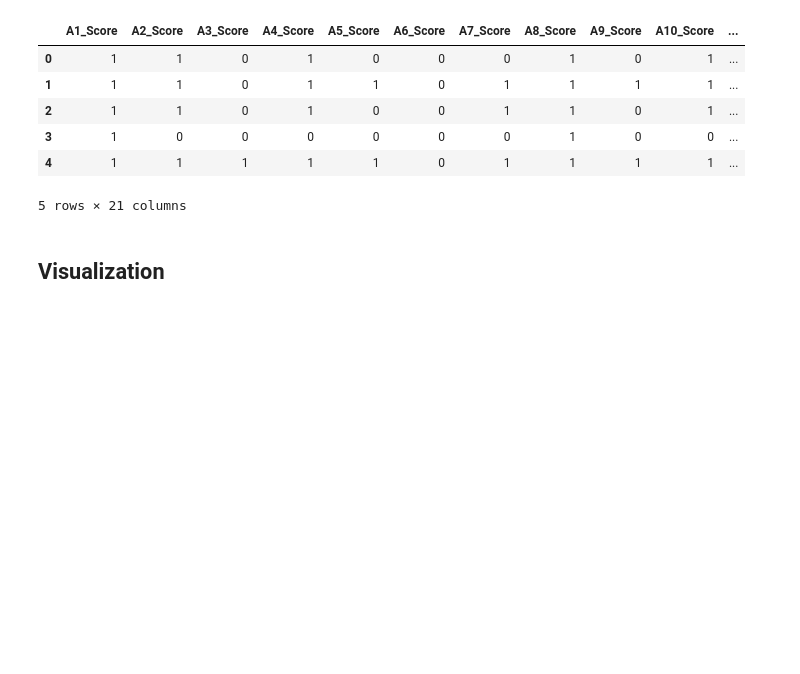
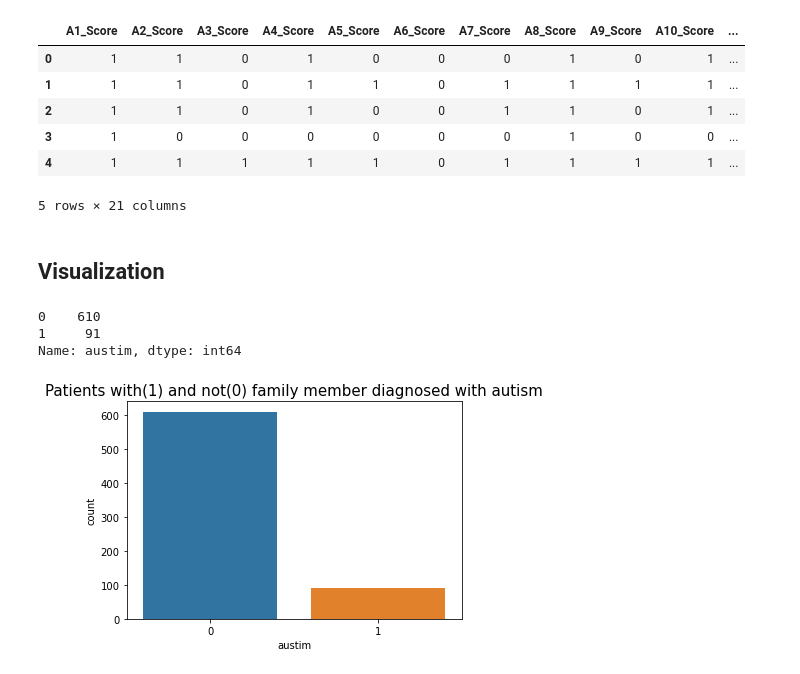
Before and after one commit to Azymir/Autism-Adult-Dataset-UCI-EDA_Classification, a Jupyter notebook: Autism-Adult-Dataset-UCI_Notebook.ipynb, the cells around one changed output. Saved outputs shown, nothing was run; the diff lists cells and outputs as text; code cells hidden in the pictures; blank space fills up the shorter version.

```diff
--- a/Autism-Adult-Dataset-UCI_Notebook.ipynb
+++ b/Autism-Adult-Dataset-UCI_Notebook.ipynb
@@ -314,3 +320,13 @@ df.head()
 5 rows × 21 columns
 # %% [markdown]
 ## Visualization
+# %%
+print(df['austim'].value_counts())
+sns.countplot(x="austim", data=df)
+plt.title("Patients with(1) and not(0) family member diagnosed with autism", fontsize = 15)
+plt.show()
+# %% [output]
+0    610
+1     91
+Name: austim, dtype: int64
+[figure, added]
```
Also changed, not shown: parts of 11 cells of this notebook.
